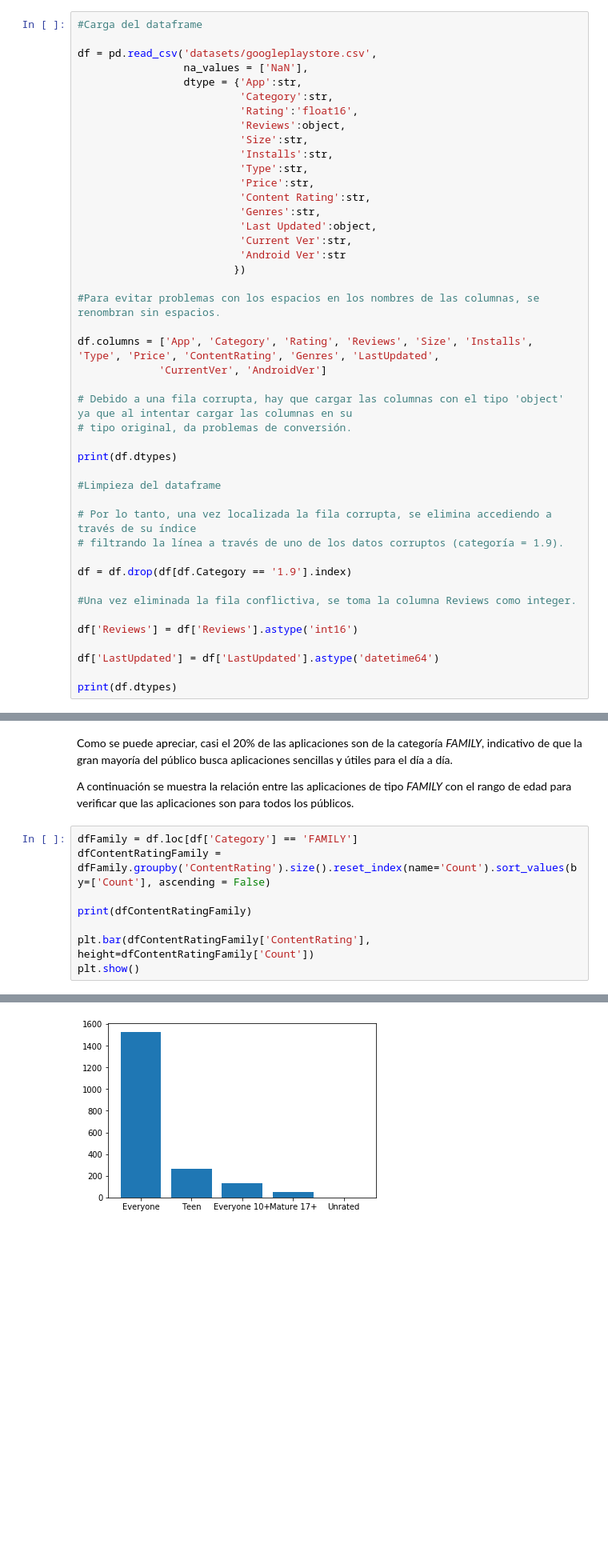
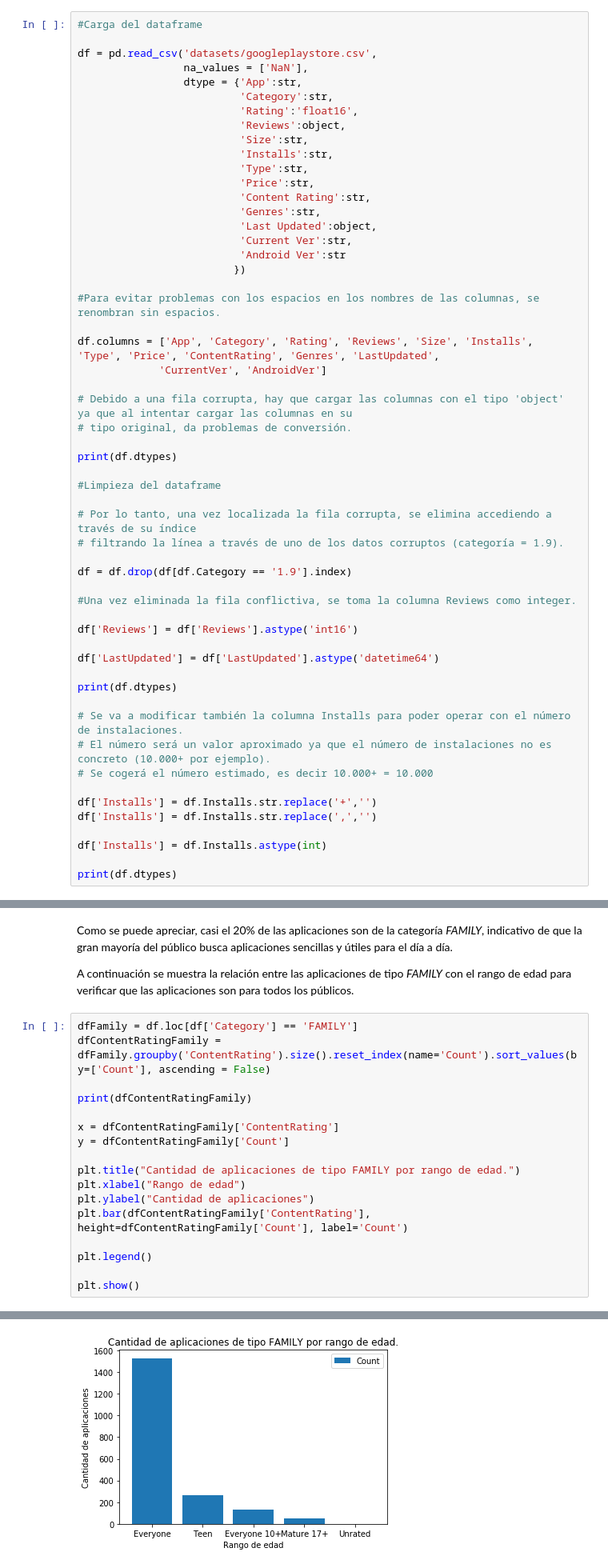
Before and after one commit to Asapuskis/PEC1, a Jupyter notebook: PEC1_AsierAguayo.ipynb, the cells around one changed output, grey strips where cells are left out. Shown at 80% size. Saved outputs shown, nothing was run; the diff lists cells and outputs as text; blank space fills up the shorter version.

```diff
--- a/PEC1_AsierAguayo.ipynb
+++ b/PEC1_AsierAguayo.ipynb
@@ -76,6 +76,17 @@ df['Reviews'] = df['Reviews'].astype('int16')
 df['LastUpdated'] = df['LastUpdated'].astype('datetime64')
 
 print(df.dtypes)
+
+# Se va a modificar también la columna Installs para poder operar con el número de instalaciones.
+# El número será un valor aproximado ya que el número de instalaciones no es concreto (10.000+ por ejemplo).
+# Se cogerá el número estimado, es decir 10.000+ = 10.000
+
+df['Installs'] = df.Installs.str.replace('+','')
+df['Installs'] = df.Installs.str.replace(',','')
+
+df['Installs'] = df.Installs.astype(int)
+
+print(df.dtypes)
 # %% [output]
 App               object
 Category          object
@@ -130,19 +141,28 @@ plt.show()
 # %%
 dfFamily = df.loc[df['Category'] == 'FAMILY']
 dfContentRatingFamily = dfFamily.groupby('ContentRating').size().reset_index(name='Count').sort_values(by=['Count'], ascending = False)
 
 print(dfContentRatingFamily)
 
-plt.bar(dfContentRatingFamily['ContentRating'], height=dfContentRatingFamily['Count'])
+x = dfContentRatingFamily['ContentRating']
+y = dfContentRatingFamily['Count']
+
+plt.title("Cantidad de aplicaciones de tipo FAMILY por rango de edad.")
+plt.xlabel("Rango de edad")
+plt.ylabel("Cantidad de aplicaciones")
+plt.bar(dfContentRatingFamily['ContentRating'], height=dfContentRatingFamily['Count'], label='Count')
+
+plt.legend()
+
 plt.show()
 # %% [output]
   ContentRating  Count
 0      Everyone   1529
 3          Teen    261
 1  Everyone 10+    131
 2    Mature 17+     50
 4       Unrated      1
-[figure, old version]
+[figure, new version]
 # %% [markdown]
 <p>Con la anterior gráfica de barras se verifica lo que se esperaba.</p>
 
```
Also changed, not shown: parts of 2 cells of this notebook.
